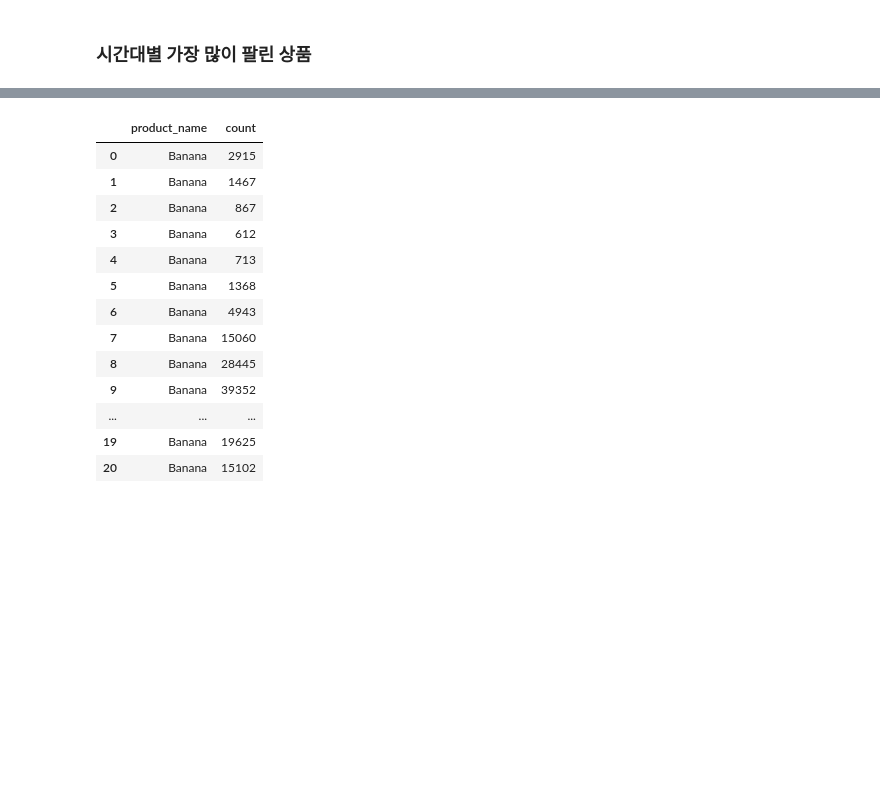
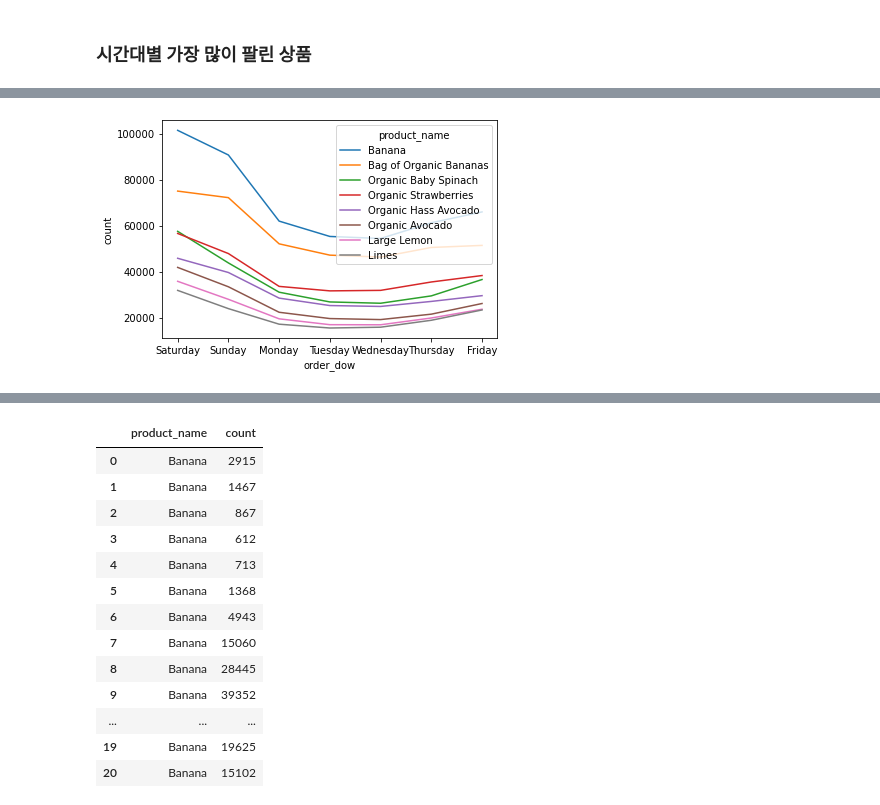
Before and after one commit to Chatti5115/aiffel_dataton, a Jupyter notebook: [D-01]Instacart.ipynb, the cells around one changed output, grey strips where cells are left out. Drawn from its saved outputs; the diff is of its cells as text; code cells hidden in the pictures; blank space fills up the shorter version.

```diff
--- a/[D-01]Instacart.ipynb
+++ b/[D-01]Instacart.ipynb
@@ -264,0 +511,5 @@ dow_product
+# %%
+dow_18 = dow_10['Limes'].to_frame().reset_index()
+dow_18['product_name'] = 'Limes'
+dow_18.rename(columns={'Limes':'count'},inplace=True)
+dow_18
@@ -264,0 +525,3 @@ dow_product
+# %%
+dow_21 = pd.concat([dow_21, dow_18], ignore_index=True)
+dow_21
@@ -264,0 +546,5 @@ dow_product
+# %%
+dow_total = dow_21.replace({'saturday':0, 'sunday':1, 'monday':2, 'tuesday':3, 'wednesday':4, 'thursday':5, 'friday':6})
+dow_total.rename(columns=({'index':'order_dow'}), inplace=True)
+dow_total.reset_index()
+dow_total
@@ -264,0 +569,6 @@ dow_product
+# %%
+ax = sns.lineplot(x='order_dow', y='count', hue='product_name', data=dow_total)
+plt.xticks([0, 1, 2, 3, 4, 5, 6],['Saturday','Sunday','Monday','Tuesday','Wednesday','Thursday','Friday'])
+plt.show()
+# %% [output]
+[figure, added]
```
Also changed, not shown: parts of 37 cells of this notebook.
